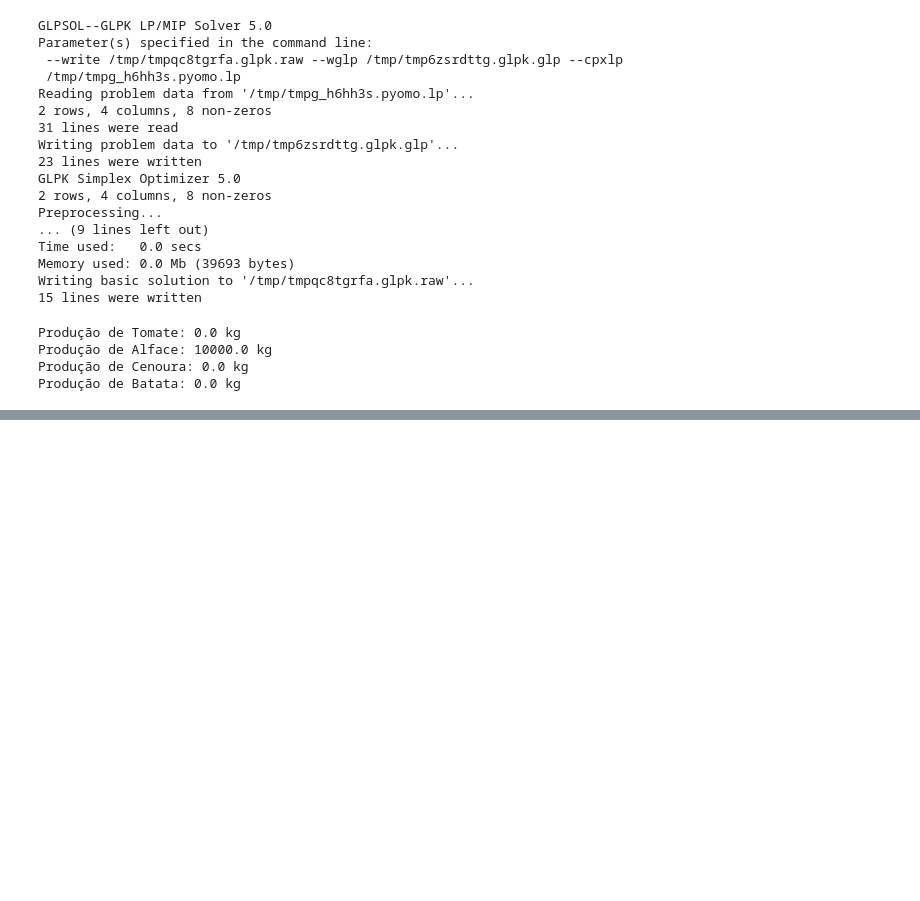
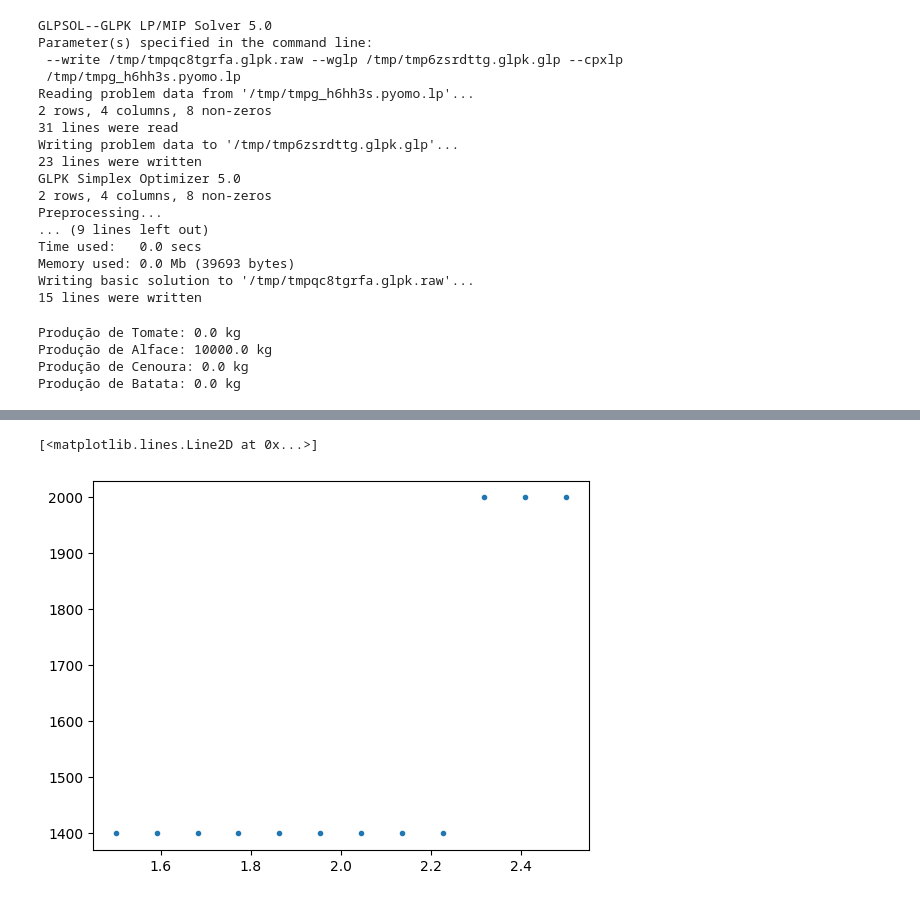
Before and after one commit to DjairMaykon/alura-otimizacao, a Jupyter notebook: otimizacao-linear.ipynb, the cells around one changed output, grey strips where cells are left out. Drawn from its saved outputs; the diff is of its cells as text; code cells hidden in the pictures; blank space fills up the shorter version.

```diff
--- a/otimizacao-linear.ipynb
+++ b/otimizacao-linear.ipynb
@@ -307,0 +411,5 @@ Produção de Batata: 0.0 kg
+# %%
+plt.plot(coeficientes_tomate, quantidades_tomate, '.')
+# %% [output]
+[<matplotlib.lines.Line2D at 0x...>]
+[figure, added]
```
Also changed, not shown: parts of 8 cells of this notebook.
